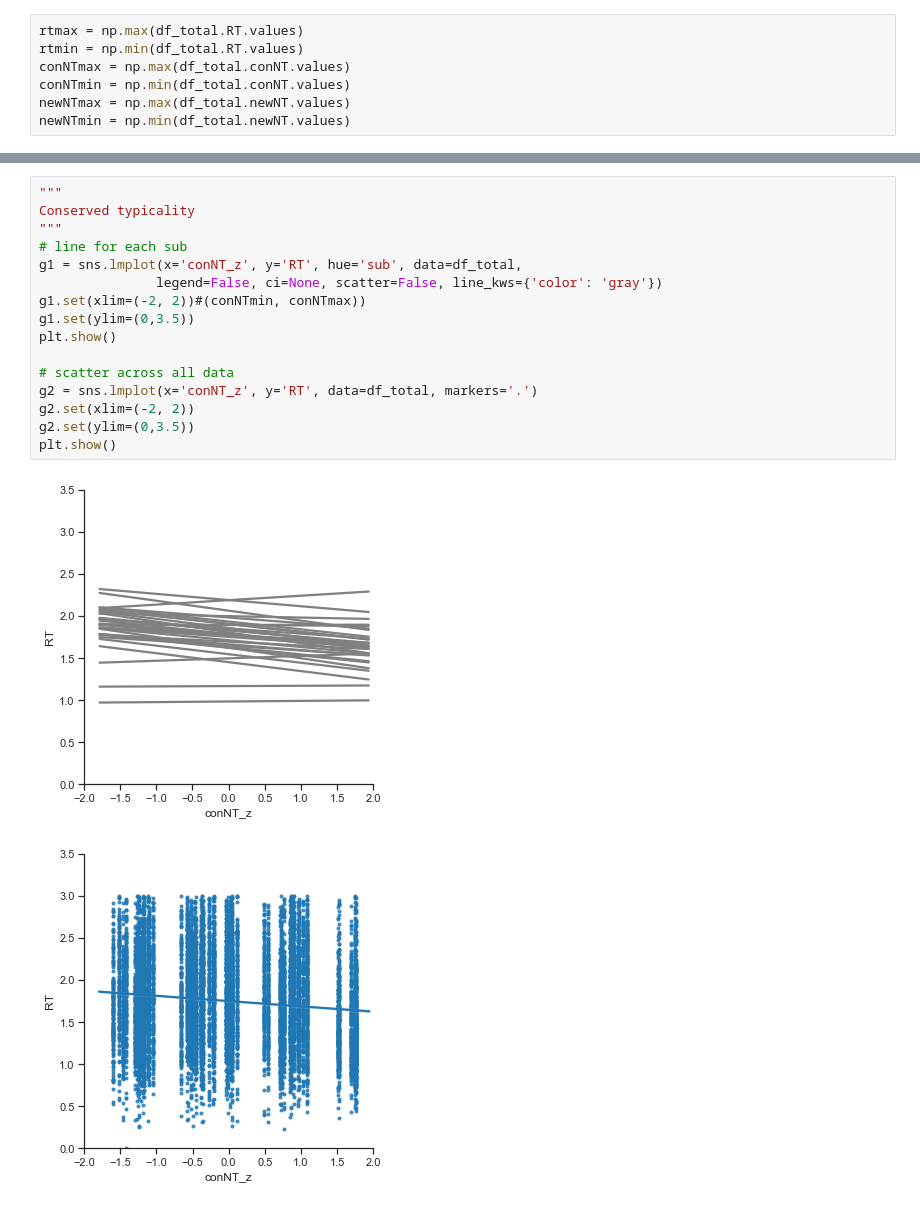
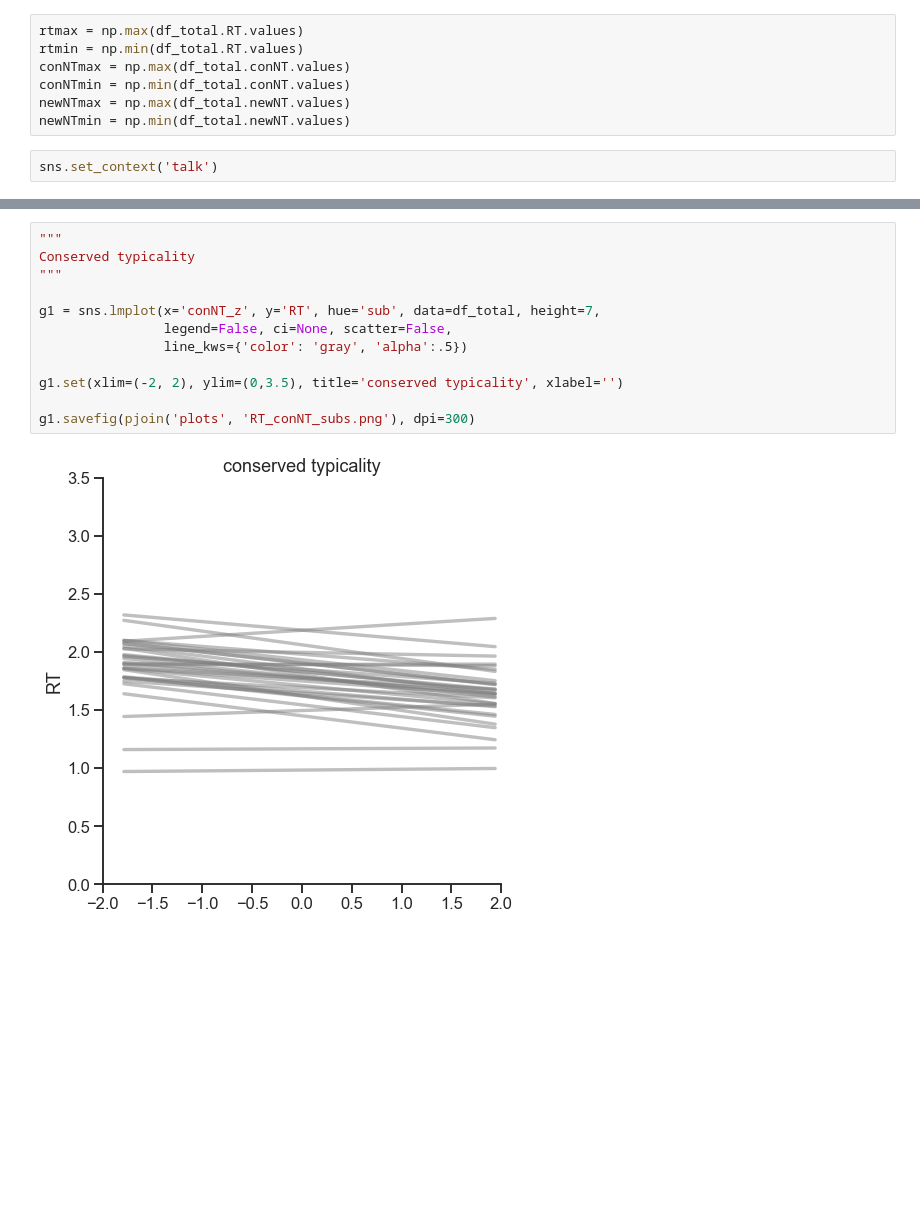
Before and after one commit to oliver-contier/ri_hmax, a Jupyter notebook: data_exploration.ipynb, the cells around one changed output, grey strips where cells are left out. Saved outputs shown, nothing was run; the diff lists cells and outputs as text; blank space fills up the shorter version.

```diff
--- a/data_exploration.ipynb
+++ b/data_exploration.ipynb
@@ -916,3 +881,5 @@ conNTmax = np.max(df_total.conNT.values)
 conNTmin = np.min(df_total.conNT.values)
 newNTmax = np.max(df_total.newNT.values)
 newNTmin = np.min(df_total.newNT.values)
+# %%
+sns.set_context('talk')
@@ -919,22 +903,17 @@ newNTmin = np.min(df_total.newNT.values)
 # %%
 """
 Conserved typicality
 """
-# line for each sub
-g1 = sns.lmplot(x='conNT_z', y='RT', hue='sub', data=df_total,
-               legend=False, ci=None, scatter=False, line_kws={'color': 'gray'})
-g1.set(xlim=(-2, 2))#(conNTmin, conNTmax))
-g1.set(ylim=(0,3.5))
-plt.show()
 
-# scatter across all data
-g2 = sns.lmplot(x='conNT_z', y='RT', data=df_total, markers='.')
-g2.set(xlim=(-2, 2))
-g2.set(ylim=(0,3.5))
-plt.show()
+g1 = sns.lmplot(x='conNT_z', y='RT', hue='sub', data=df_total, height=7,
+                legend=False, ci=None, scatter=False,
+                line_kws={'color': 'gray', 'alpha':.5})
+
+g1.set(xlim=(-2, 2), ylim=(0,3.5), title='conserved typicality', xlabel='')
+
+g1.savefig(pjoin('plots', 'RT_conNT_subs.png'), dpi=300)
 # %% [output]
-[figure, old version]
+[figure, new version]
-[figure, removed]
 # %%
 """
 Newfound typicality
```
Also changed, not shown: parts of 15 cells of this notebook, 2 other files.
